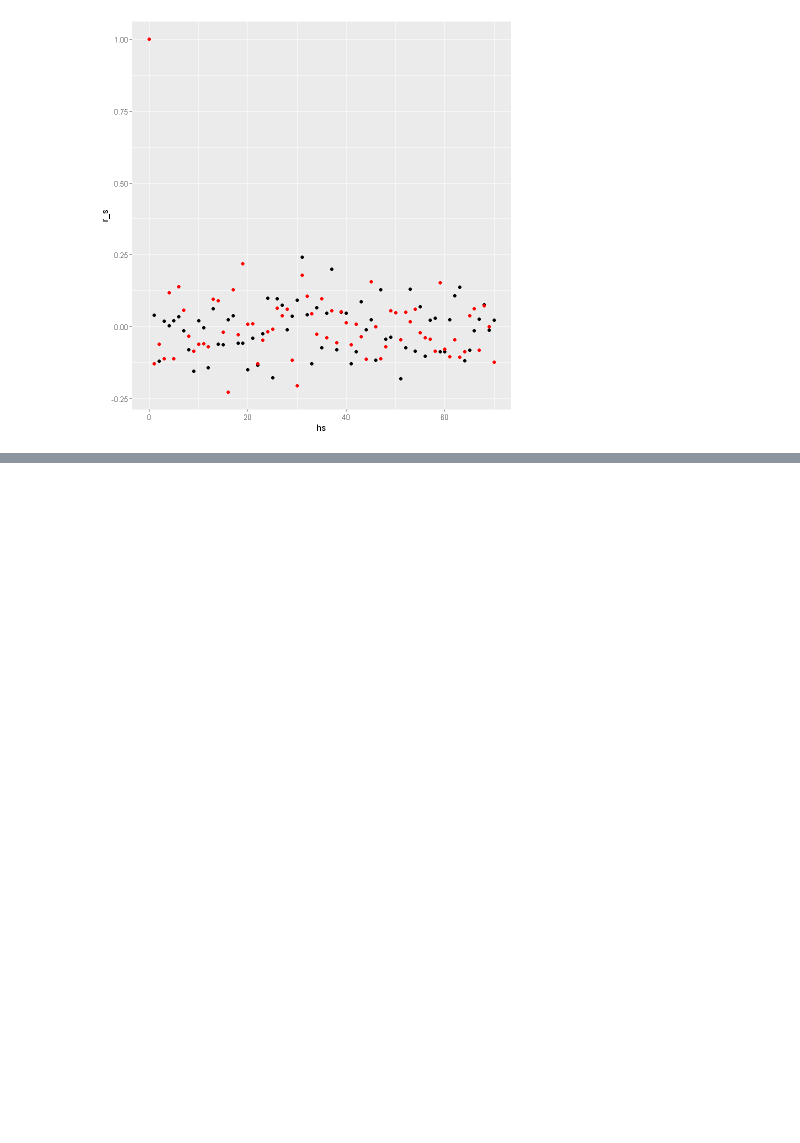
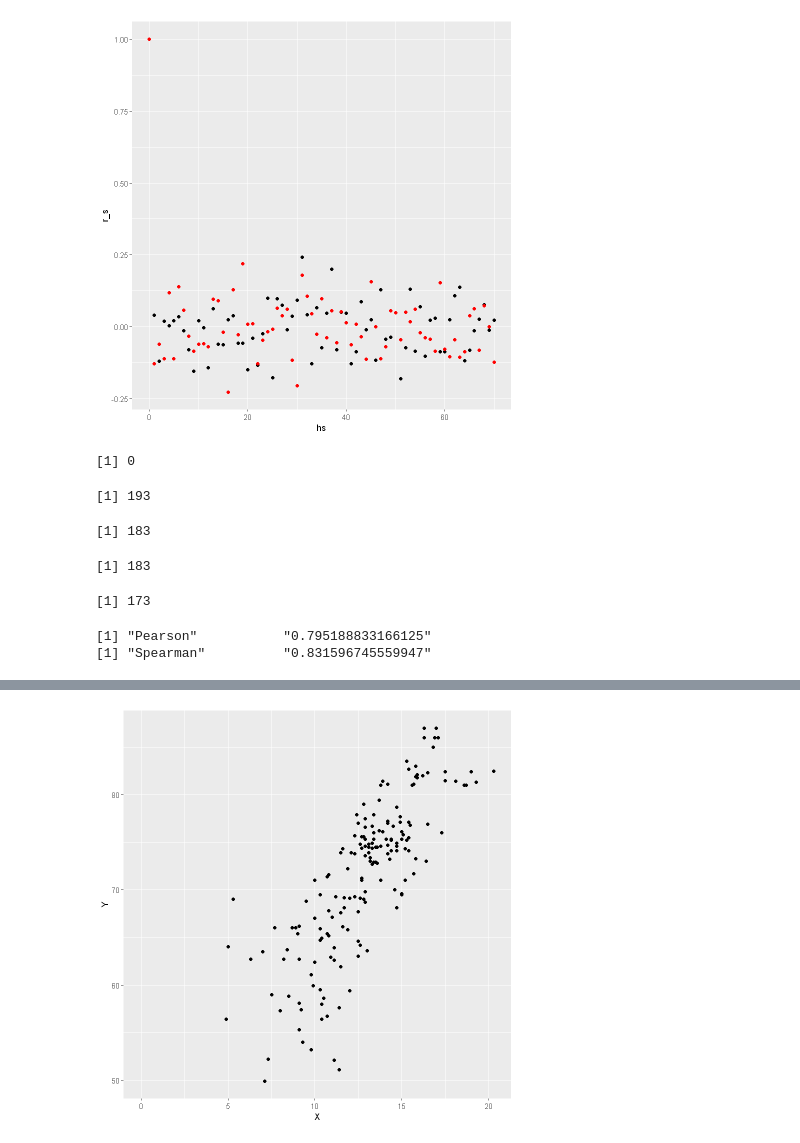
Before and after one commit to HalasTomasz/Kaszcz, a Jupyter notebook: Raport/Malec.ipynb, the cells around one changed output, grey strips where cells are left out. Cells and saved outputs as stored; diff of their text form; code cells hidden in the pictures; blank space fills up the shorter version.

```diff
--- a/Raport/Malec.ipynb
+++ b/Raport/Malec.ipynb
@@ -236,3 +236,29 @@ r_s2 = g_s2 / g_(Xt, 0)
 ggplot() + geom_point(aes(hs, r_s)) + geom_point(aes(hs, r_s2), col='red')
 # %% [output]
 [figure]
+# %%
+sum(is.na(data2015$country))
+# %% [output]
+[1] 0
+# %%
+data_ <- data %>% filter(year == 2013)
+unique(data_$country) %>% length()
+# %% [output]
+[1] 193
+# %%
+unique(data2015$country) %>% length()
+# %% [output]
+[1] 183
+# %%
+data2015$country %>% length()
+# %% [output]
+[1] 183
+# %%
+sum(!is.na(data2015$schooling) & !is.na(data2015$life_expectancy))
+# %% [output]
+[1] 173
+# %%
+analysis(data_$schooling, data_$life_expectancy)
+# %% [output]
+[1] "Pearson"           "0.795188833166125"
+[1] "Spearman"          "0.831596745559947"
@@ -238,0 +267 @@ ggplot() + geom_point(aes(hs, r_s)) + geom_point(aes(hs, r_s2), col='red')
+[figure, added]
```
Also changed, not shown: parts of 1 cell of this notebook, 1 other file.
